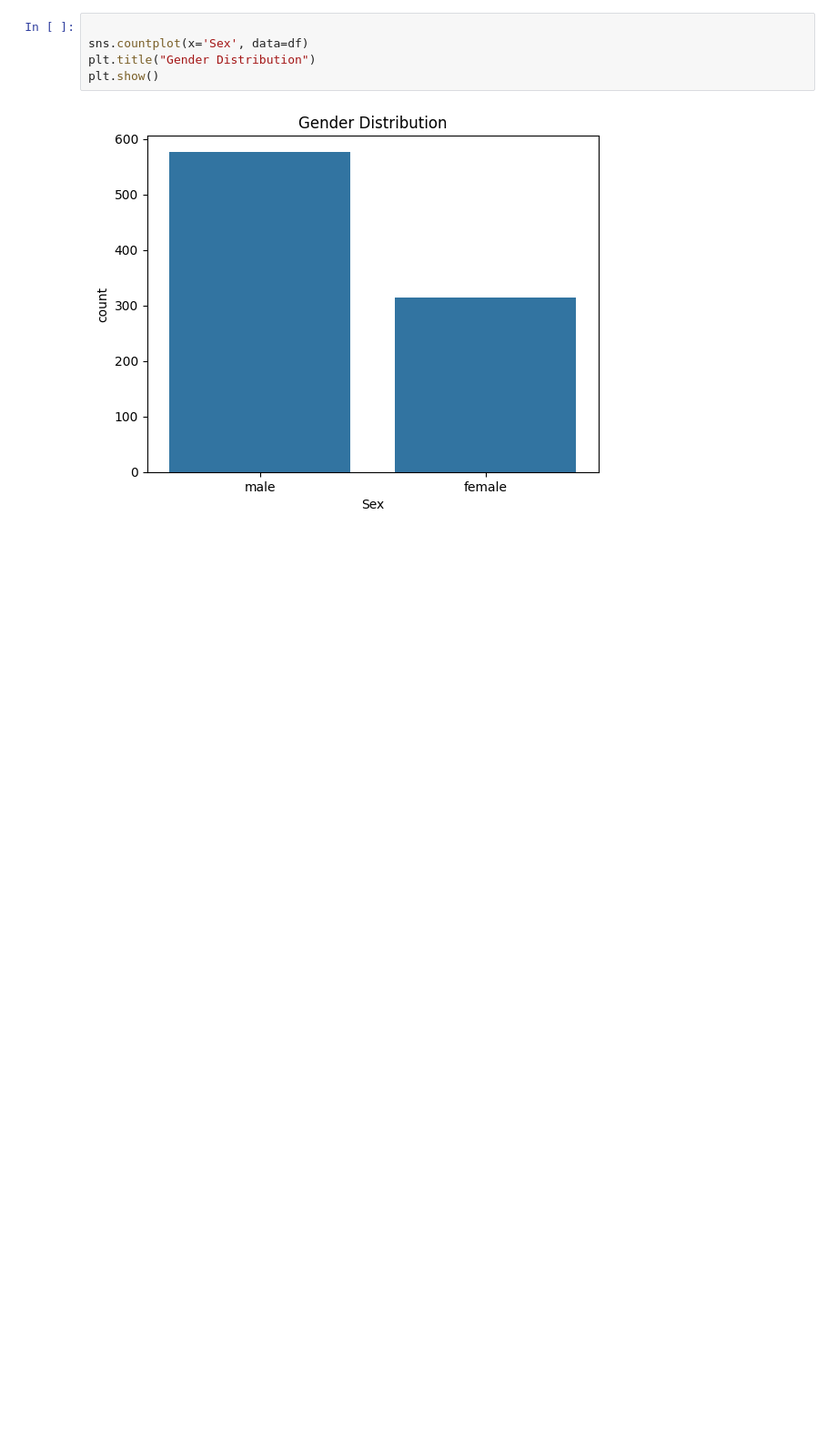
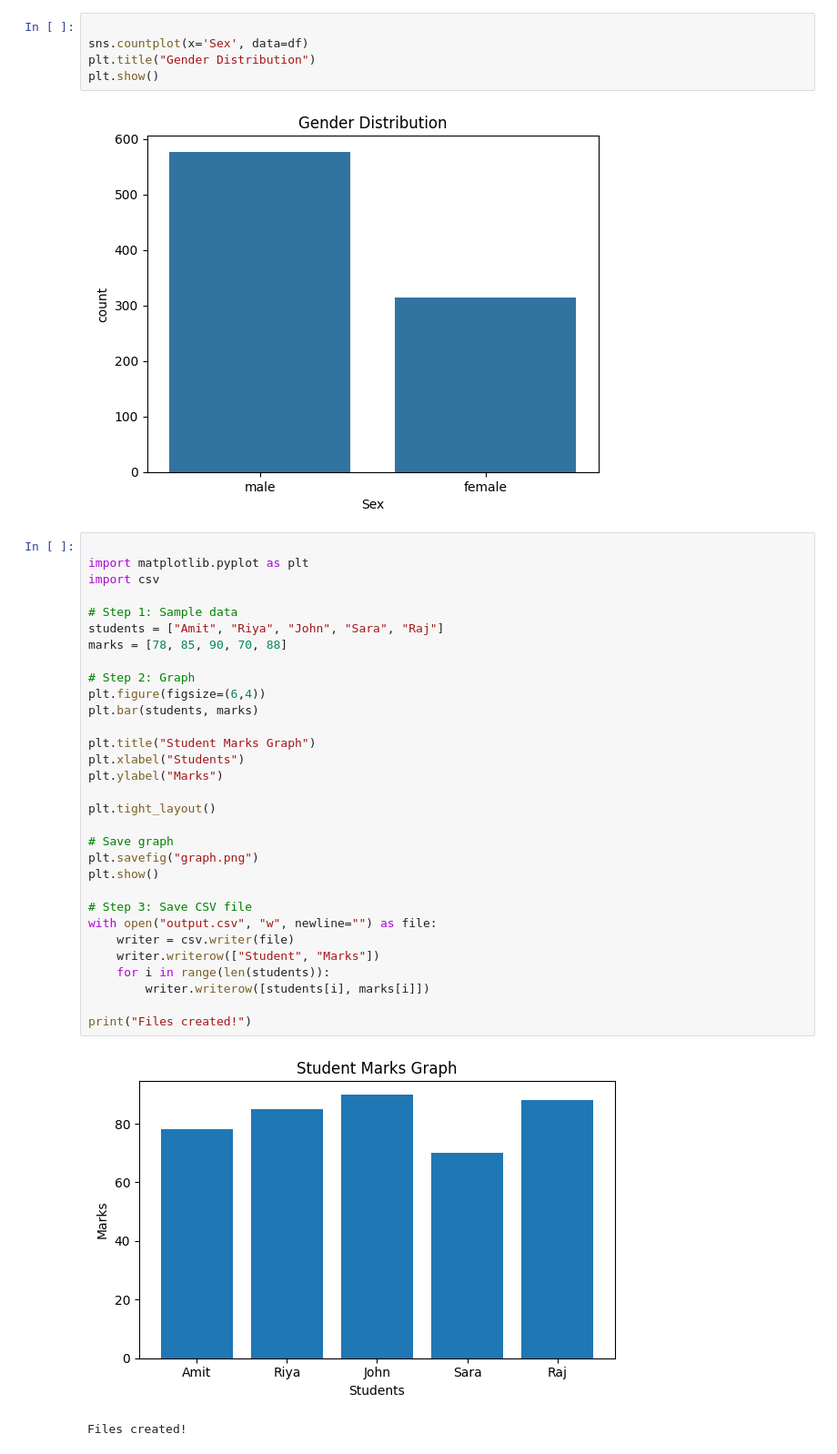
Before and after one commit to tejaswanikangude-tech/-Data-Analytics-Internship, a Jupyter notebook: Task2_EDA.ipynb, the cells around one changed output. Shown at 91% size. Drawn from its saved outputs; the diff is of its cells as text; blank space fills up the shorter version.

```diff
--- a/Task2_EDA.ipynb
+++ b/Task2_EDA.ipynb
@@ -111,3 +111,37 @@ plt.title("Gender Distribution")
 plt.show()
 # %% [output]
 [figure]
+# %%
+
+import matplotlib.pyplot as plt
+import csv
+
+# Step 1: Sample data
+students = ["Amit", "Riya", "John", "Sara", "Raj"]
+marks = [78, 85, 90, 70, 88]
+
+# Step 2: Graph
+plt.figure(figsize=(6,4))
+plt.bar(students, marks)
+
+plt.title("Student Marks Graph")
+plt.xlabel("Students")
+plt.ylabel("Marks")
+
+plt.tight_layout()
+
+# Save graph
+plt.savefig("graph.png")
+plt.show()
+
+# Step 3: Save CSV file
+with open("output.csv", "w", newline="") as file:
+    writer = csv.writer(file)
+    writer.writerow(["Student", "Marks"])
+    for i in range(len(students)):
+        writer.writerow([students[i], marks[i]])
+
+print("Files created!")
+# %% [output]
+[figure, added]
+Files created!
```
Also changed, not shown: parts of 2 cells of this notebook.
